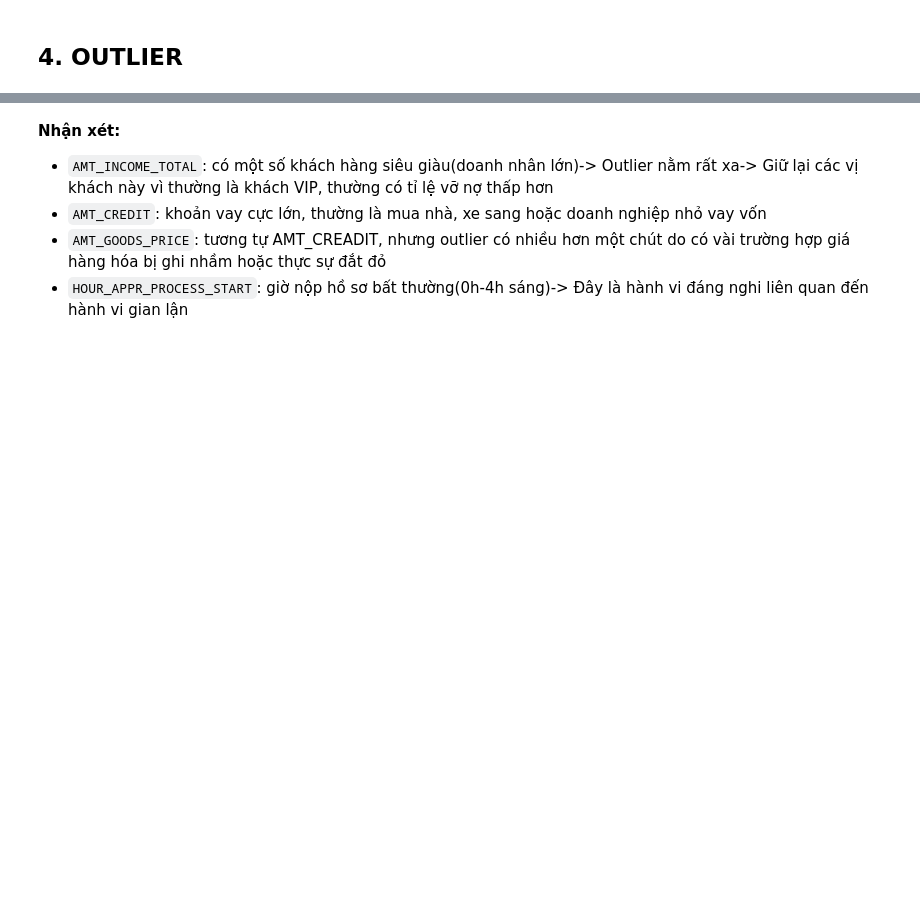
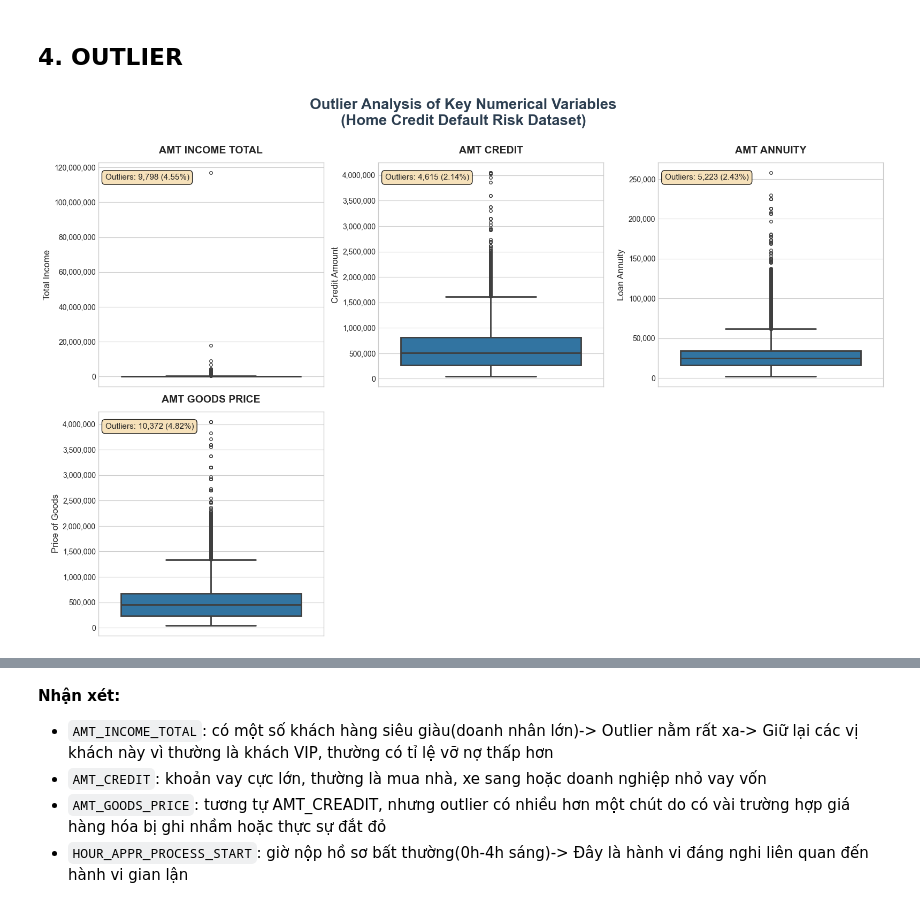
Before and after one commit to MinhGioChai/Data-Visualization, a Jupyter notebook: dataunderstandingwith10fts.ipynb, the cells around one changed output, grey strips where cells are left out. Saved outputs shown, nothing was run; the diff lists cells and outputs as text; code cells hidden in the pictures; blank space fills up the shorter version.

```diff
--- a/dataunderstandingwith10fts.ipynb
+++ b/dataunderstandingwith10fts.ipynb
@@ -379,3 +604,70 @@ Revolving loans →  5.57% vỡ nợ (1,136 người vỡ nợ / 20,398 người
 # %% [markdown]
 ## **4. OUTLIER**
+# %%
+# ORIGINAL OUTLIER
+numeric_cols = [
+    'AMT_INCOME_TOTAL',
+    'AMT_CREDIT',
+    'AMT_ANNUITY',
+    'AMT_GOODS_PRICE'] #hour_appr_process_start(discrete variance) removed because it has no outlier
+
+plt.style.use('seaborn-v0_8-whitegrid')
+plt.figure(figsize=(16, 10))
+
+for i, col in enumerate(numeric_cols, 1):
+    plt.subplot(2, 3, i)
+    sns.boxplot(y=df[col], color="#1f77b4", linewidth=2, fliersize=4)
+
+    # IQR outlier calculation
+    Q1 = df[col].quantile(0.25)
+    Q3 = df[col].quantile(0.75)
+    IQR = Q3 - Q1
+    lower = Q1 - 1.5 * IQR
+    upper = Q3 + 1.5 * IQR
+    outliers_count = ((df[col] < lower) | (df[col] > upper)).sum()
+    outlier_pct = 100 * outliers_count / len(df[col])
+
+    ax = plt.gca()
+
+    # Proper formatting for each variable (original units)
+    if col == 'AMT_INCOME_TOTAL':
+        ax.set_ylabel('Total Income', fontsize=12)
+        ax.yaxis.set_major_formatter(plt.FuncFormatter(lambda x, _: f'{x:,.0f}'))
+
+    elif col == 'AMT_CREDIT':
+        ax.set_ylabel('Credit Amount', fontsize=12)
+        ax.yaxis.set_major_formatter(plt.FuncFormatter(lambda x, _: f'{x:,.0f}'))
+
+    elif col == 'AMT_ANNUITY':
+        ax.set_ylabel('Loan Annuity', fontsize=12)
+        ax.yaxis.set_major_formatter(plt.FuncFormatter(lambda x, _: f'{x:,.0f}'))
+
+    elif col == 'AMT_GOODS_PRICE':
+        ax.set_ylabel('Price of Goods', fontsize=12)
+        ax.yaxis.set_major_formatter(plt.FuncFormatter(lambda x, _: f'{x:,.0f}'))
+
+    elif col == 'HOUR_APPR_PROCESS_START':
+        ax.set_ylabel('Hour of Application', fontsize=12)
+        ax.set_yticks(np.arange(0, 25, 4))
+        ax.set_ylim(-0.5, 23.5)
+
+    # Title + outlier info
+    plt.title(col.replace('_', ' '), fontsize=14, fontweight='bold', pad=12)
+    plt.text(0.03, 0.95,
+             f'Outliers: {outliers_count:,} ({outlier_pct:.2f}%)',
+             transform=ax.transAxes,
+             fontsize=11,
+             verticalalignment='top',
+             bbox=dict(boxstyle="round,pad=0.4", facecolor="wheat", alpha=0.9))
+
+# Main title
+plt.suptitle('Outlier Analysis of Key Numerical Variables\n'
+             '(Home Credit Default Risk Dataset)',
+             fontsize=20, fontweight='bold', y=1.02, color='#2c3e50')
+
+plt.tight_layout()
+plt.subplots_adjust(top=0.90)
+plt.show()
+# %% [output]
+[figure, added]
 # %%
```
Also changed, not shown: parts of 27 cells of this notebook, 1 other file.
